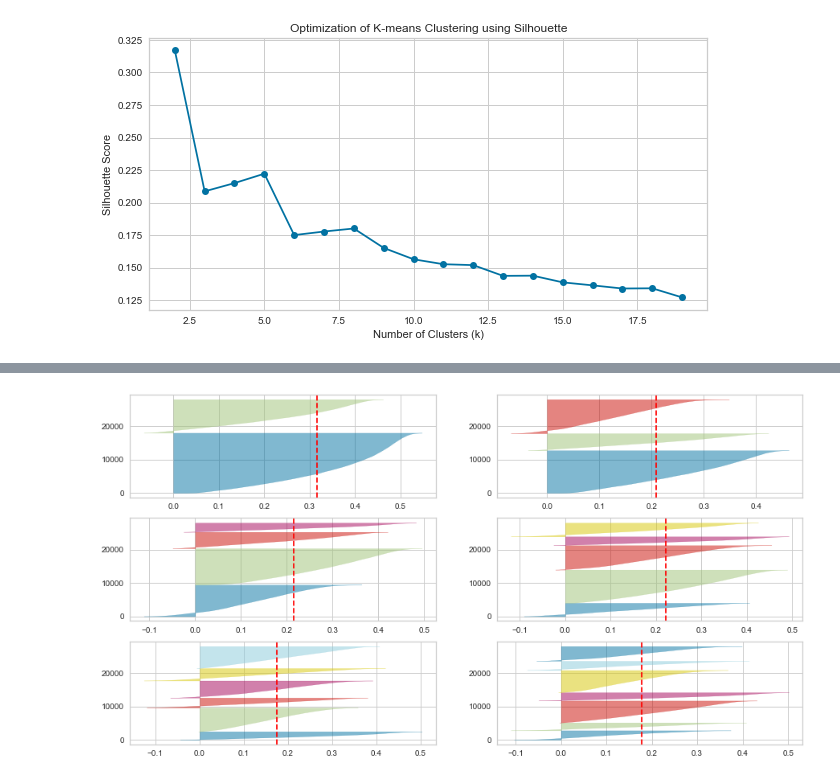
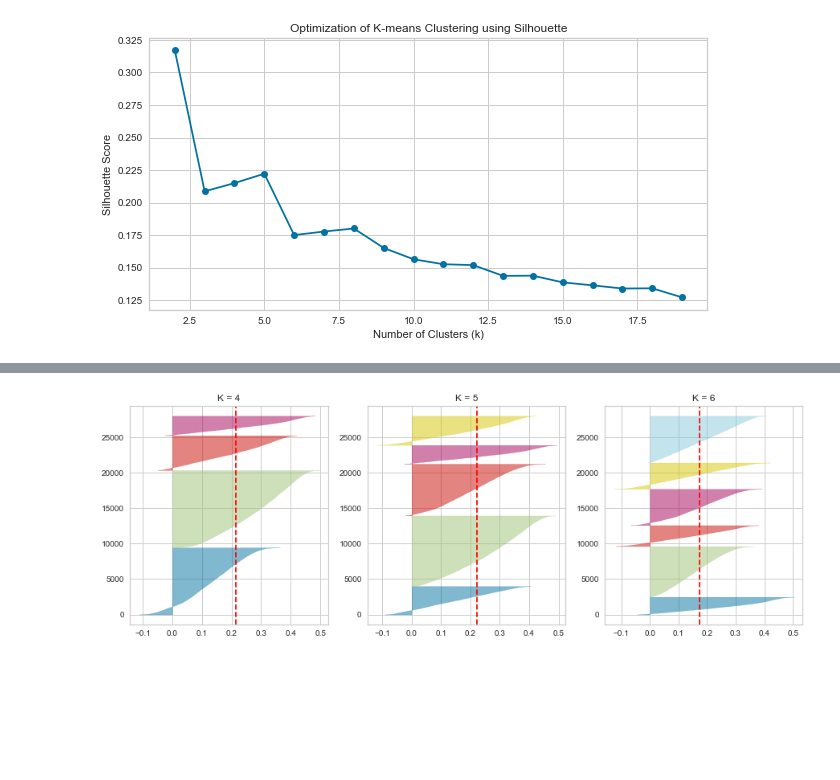
Before and after one commit to MasterOfLogic1/HousePricePrediction_Uk, a Jupyter notebook: hpp_Kmeans.ipynb, the cells around one changed output, grey strips where cells are left out. Saved outputs shown, nothing was run; the diff lists cells and outputs as text; code cells hidden in the pictures; blank space fills up the shorter version.

```diff
--- a/hpp_Kmeans.ipynb
+++ b/hpp_Kmeans.ipynb
@@ -184,29 +184,30 @@ visualizer.show()        # Finalize and render the figure
 <AxesSubplot:title={'center':'Distortion Score Elbow for KMeans Clustering'}, xlabel='k', ylabel='distortion score'>
 # %%
-#From the diagram at K= 5
-#each cluster has a siloutte score greater than the average silloute score which indicated by a dotted line
-# and at k=5 each cluster has almost equal number of siloutte scores
 from sklearn import datasets
 from sklearn.cluster import KMeans
 import matplotlib.pyplot as plt
 from yellowbrick.cluster import SilhouetteVisualizer
 
-
 X = dfp[featuresForKMeans]
 
+fig, ax = plt.subplots(1, 3, figsize=(15, 5))
 
-fig, ax = plt.subplots(3, 2, figsize=(15,8))
-for i in [2, 3, 4, 5, 6, 7]:
+for i, n_clusters in enumerate([4, 5, 6]):
     '''
     Create KMeans instances for different number of clusters
     '''
-    km = KMeans(n_clusters=i,n_init=10,random_state=80)
-    q, mod = divmod(i, 2)
+    km = KMeans(n_clusters=n_clusters, n_init=10, random_state=80)
+
     '''
     Create SilhouetteVisualizer instance with KMeans instance
     Fit the visualizer
     '''
-    visualizer = SilhouetteVisualizer(km, colors='yellowbrick', ax=ax[q-1][mod])
+    visualizer = SilhouetteVisualizer(km, colors='yellowbrick', ax=ax[i])  # Corrected the indexing
     visualizer.fit(X)
+
+    # Add label indicating the value of K
+    ax[i].set_title(f"K = {n_clusters}")
+
+plt.show()
 # %% [output]
-[figure, old version]
+[figure, new version]
```
Also changed, not shown: parts of 2 cells of this notebook.
